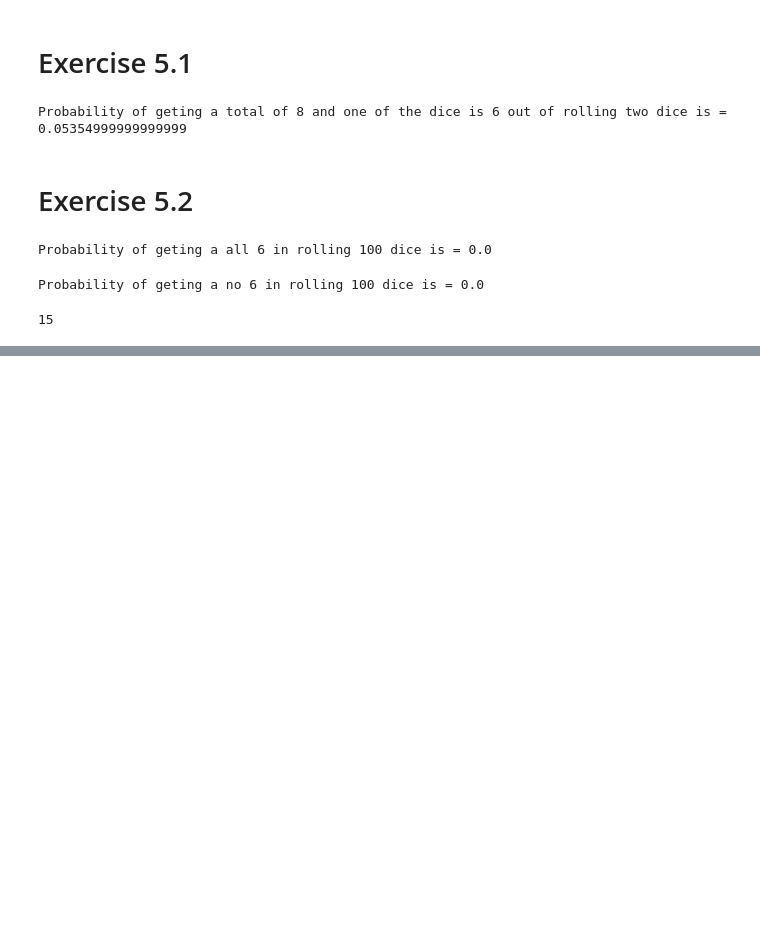
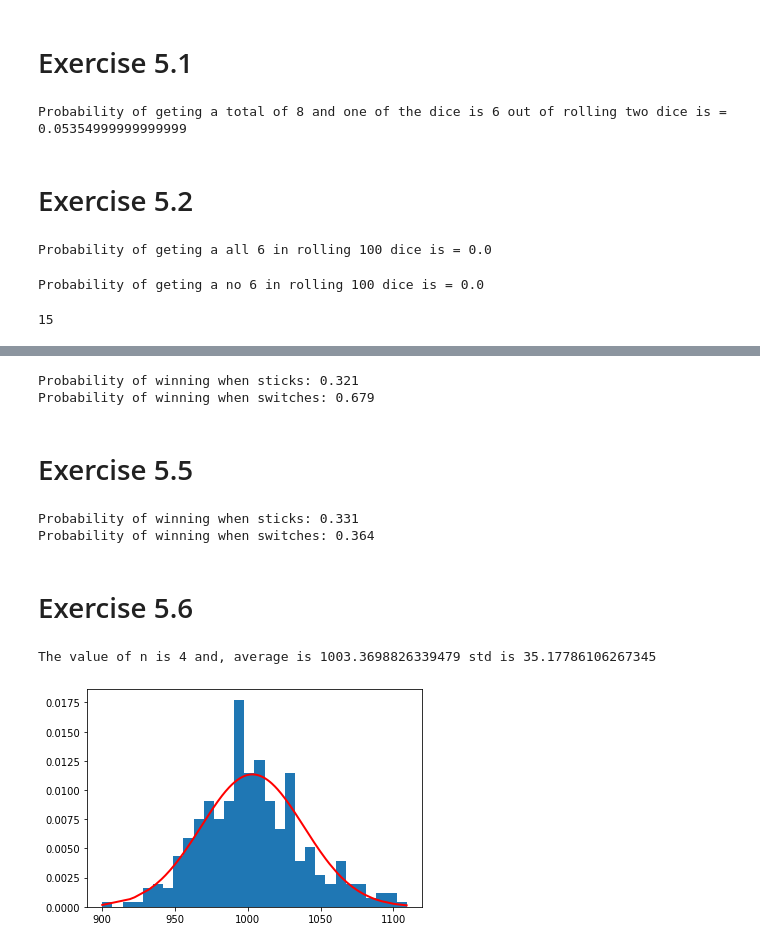
Before and after one commit to debasissadhukhan/Thinkstat, a Jupyter notebook: Chapter 5.ipynb, the cells around one changed output, grey strips where cells are left out. Cells and saved outputs as stored; diff of their text form; code cells hidden in the pictures; blank space fills up the shorter version.

Commit message:
added exercise 5.6

```diff
--- a/Chapter 5.ipynb
+++ b/Chapter 5.ipynb
@@ -80,0 +83,79 @@ Counter(outcome)[6]
+# %%
+import numpy as np
+trials = 1000
+number_of_wins_stick = 0
+number_of_wins_switch = 0
+for i in range(trials):
+    winning_door = np.random.randint(3)
+    guess = np.random.randint(3)
+    if guess == winning_door:
+        number_of_wins_stick += 1
+    else:
+        number_of_wins_switch += 1
+print("Probability of winning when sticks: " + str(number_of_wins_stick/trials))
+print("Probability of winning when switches: " + str(number_of_wins_switch/trials))
+# %% [output]
+Probability of winning when sticks: 0.321
+Probability of winning when switches: 0.679
+# %% [markdown]
+# Exercise 5.5
+# %%
+import random
+trials = 1000
+number_of_wins_stick = 0
+number_of_wins_switch = 0
+for i in range(trials):
+    doors = [0, 1, 2]
+    winning_door = np.random.randint(3)
+    guess = np.random.randint(3)
+    doors.remove(guess)
+    result_switch = random.choice(doors) # As one door is removed randomly
+    if guess == winning_door:
+        number_of_wins_stick += 1
+    elif result_switch == winning_door:
+        number_of_wins_switch += 1
+print("Probability of winning when sticks: " + str(number_of_wins_stick/trials))
+print("Probability of winning when switches: " + str(number_of_wins_switch/trials))
+# %% [output]
+Probability of winning when sticks: 0.331
+Probability of winning when switches: 0.364
+# %% [markdown]
+# Exercise 5.6
+# %%
+def baker(N):
+    mu = 950
+    sigma = 50
+    poin = np.random.normal(mu,sigma,N).max()
+    return poin
+
+def get_n():
+    trials = 1000
+    n = 2
+    while n>1:
+        m = []
+        for i in range(365):
+            m.append(baker(n))
+
+        if round(np.array(m).mean()) >= 1000:
+            return n,m
+
+        else:
+            n += 1
+
+n,m = get_n()
+print(f'The value of n is {n} and, average is {np.array(m).mean()} std is {np.array(m).std()}')
+# %% [output]
+The value of n is 4 and, average is 1003.3698826339479 std is 35.17786106267345
+# %%
+import matplotlib.pyplot as plt
+plt.hist(m, 30, density=True)
+m.sort()
+sample = np.array(m)
+mu = sample.mean()
+sigma = sample.std()
+plt.plot(sample, 1/(sigma * np.sqrt(2 * np.pi)) *
+               np.exp( - (sample - mu)**2 / (2 * sigma**2) ),
+         linewidth=2, color='r')
+plt.show()
+# %% [output]
+[figure, added]
```
Also changed, not shown: parts of 3 cells of this notebook.
